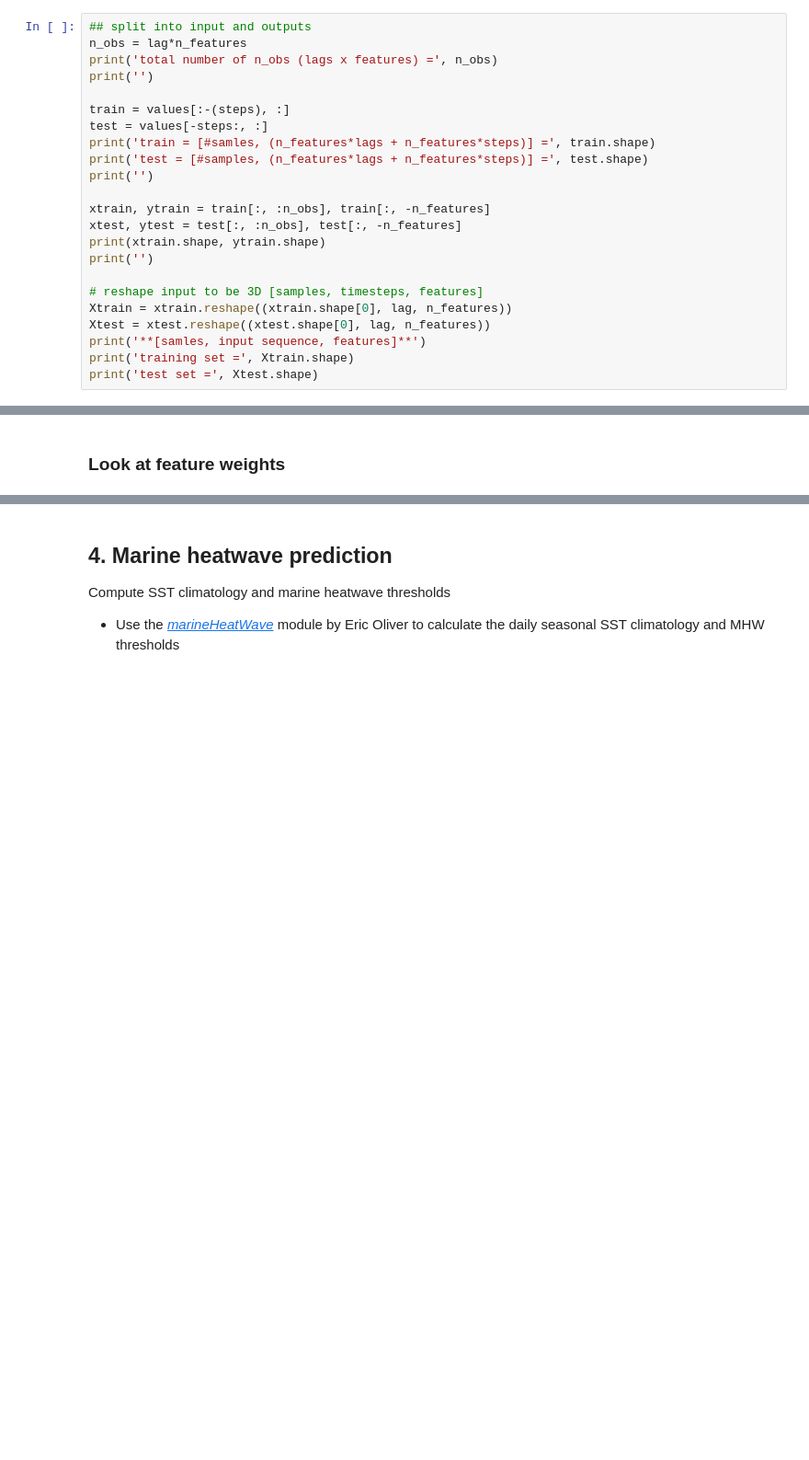
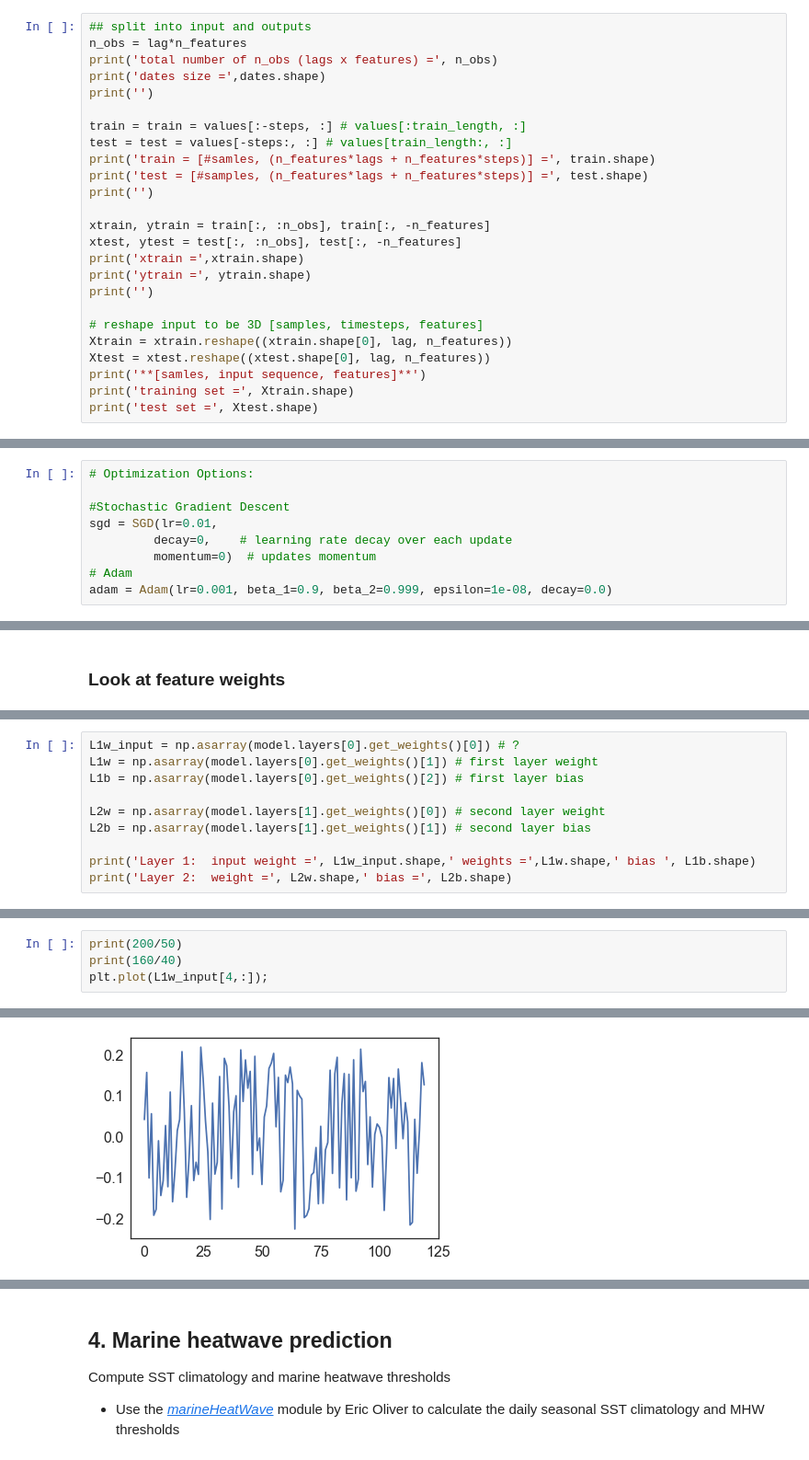
Before and after one commit to hscannell/MHW-tableau, a Jupyter notebook: code/LSTM_Forecast_multivariate.ipynb, the cells around one changed output, grey strips where cells are left out. Shown at 92% size. Saved outputs shown, nothing was run; the diff lists cells and outputs as text; blank space fills up the shorter version.

```diff
--- a/code/LSTM_Forecast_multivariate.ipynb
+++ b/code/LSTM_Forecast_multivariate.ipynb
@@ -506,17 +493,19 @@ Size of supervised series = (13352, 400)  = [#samlples, (n_features*lags + n_fea
 ## split into input and outputs
 n_obs = lag*n_features
 print('total number of n_obs (lags x features) =', n_obs)
+print('dates size =',dates.shape)
 print('')
 
-train = values[:-(steps), :]
-test = values[-steps:, :]
+train = train = values[:-steps, :] # values[:train_length, :]
+test = test = values[-steps:, :] # values[train_length:, :]
 print('train = [#samles, (n_features*lags + n_features*steps)] =', train.shape)
 print('test = [#samples, (n_features*lags + n_features*steps)] =', test.shape)
 print('')
 
 xtrain, ytrain = train[:, :n_obs], train[:, -n_features]
 xtest, ytest = test[:, :n_obs], test[:, -n_features]
-print(xtrain.shape, ytrain.shape)
+print('xtrain =',xtrain.shape)
+print('ytrain =', ytrain.shape)
 print('')
 
 # reshape input to be 3D [samples, timesteps, features]
@@ -548,0 +568,9 @@ test set = (30, 50, 5)
+# %%
+# Optimization Options:
+
+#Stochastic Gradient Descent
+sgd = SGD(lr=0.01,
+         decay=0,    # learning rate decay over each update
+         momentum=0)  # updates momentum
+# Adam
+adam = Adam(lr=0.001, beta_1=0.9, beta_2=0.999, epsilon=1e-08, decay=0.0)
@@ -696,0 +788,10 @@ plt.plot(W1)
+# %%
+L1w_input = np.asarray(model.layers[0].get_weights()[0]) # ?
+L1w = np.asarray(model.layers[0].get_weights()[1]) # first layer weight
+L1b = np.asarray(model.layers[0].get_weights()[2]) # first layer bias
+
+L2w = np.asarray(model.layers[1].get_weights()[0]) # second layer weight
+L2b = np.asarray(model.layers[1].get_weights()[1]) # second layer bias
+
+print('Layer 1:  input weight =', L1w_input.shape,' weights =',L1w.shape,' bias ', L1b.shape)
+print('Layer 2:  weight =', L2w.shape,' bias =', L2b.shape)
@@ -696,0 +801,5 @@ plt.plot(W1)
+# %%
+print(200/50)
+print(160/40)
+plt.plot(L1w_input[4,:]);
+# %% [output]
@@ -697,2 +808,3 @@ plt.plot(W1)
+[figure, added]
 # %%
 plt.figure(figsize=(6,6))
```
Also changed, not shown: parts of 42 cells of this notebook.
